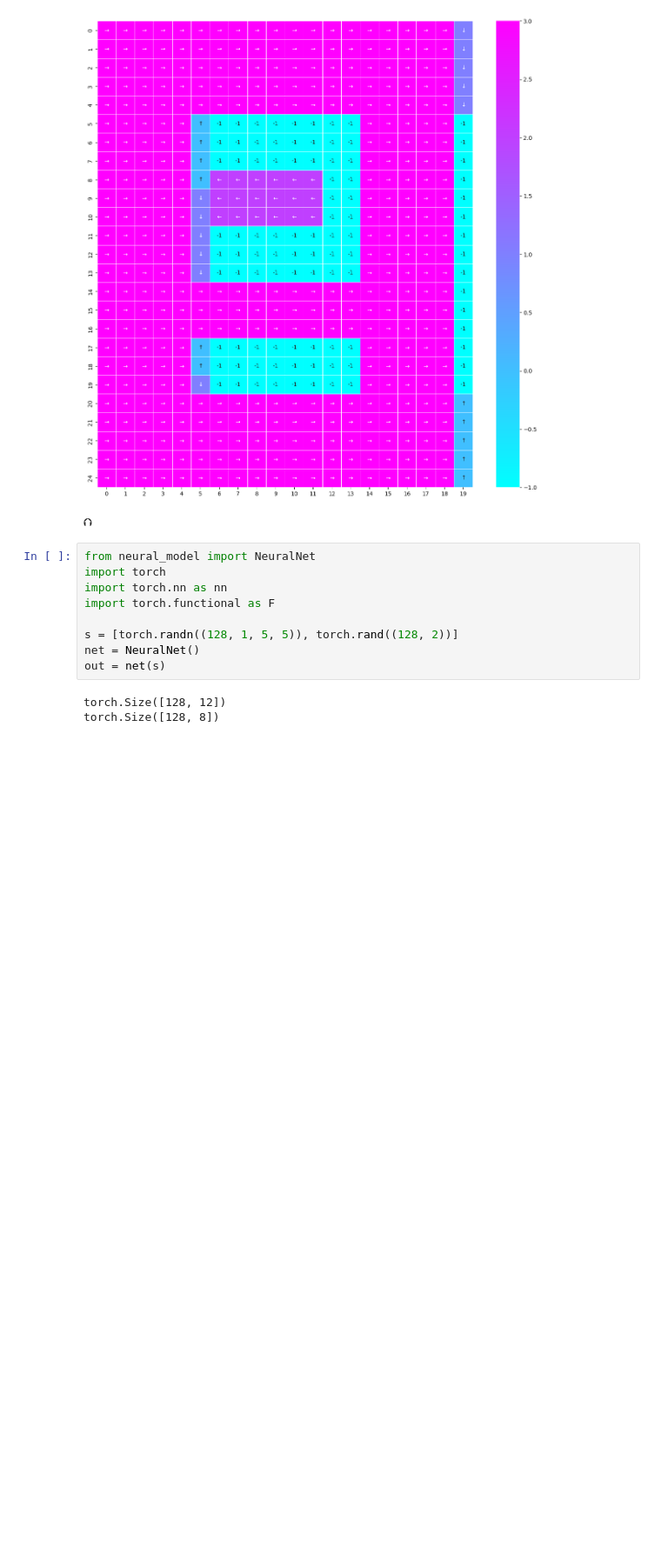
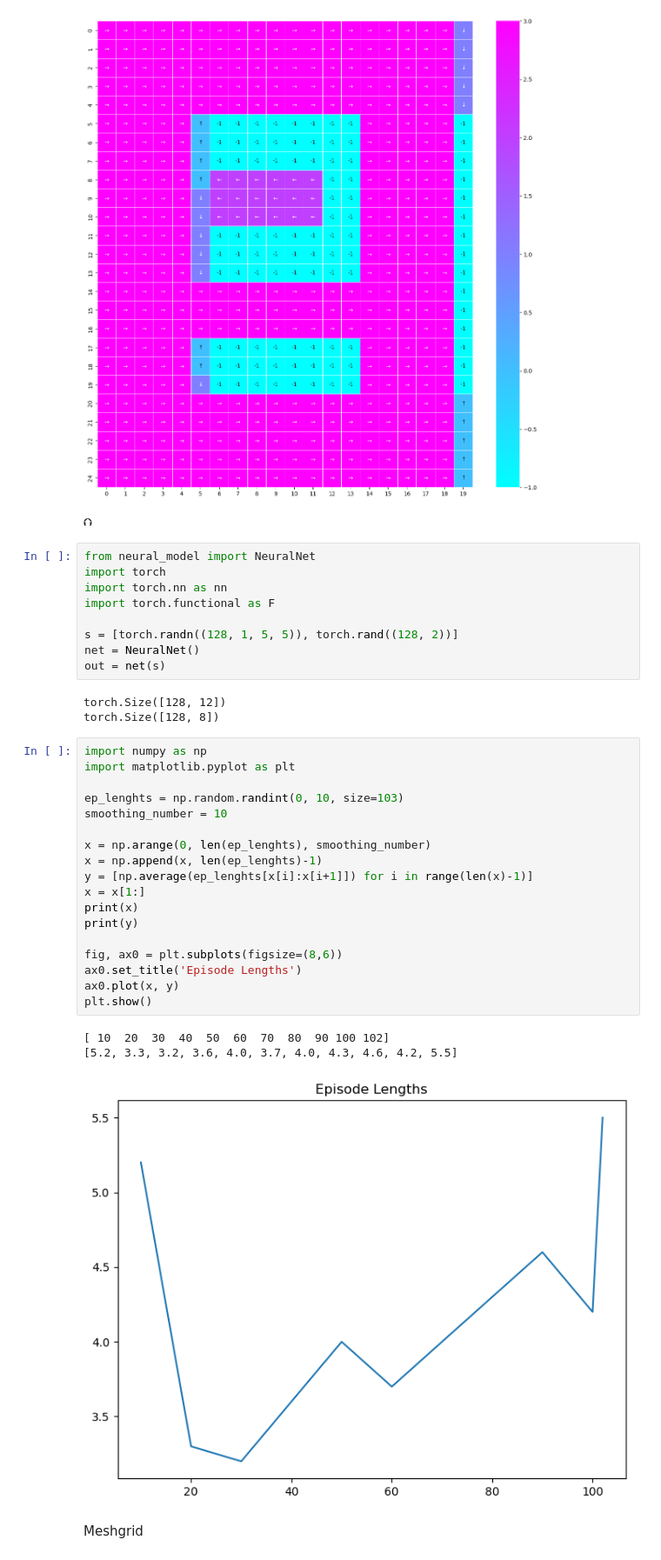
Before and after one commit to SiddharthSingi/Human-in-the-loop-RL, a Jupyter notebook: DQN_sparse_map/test.ipynb, the cells around one changed output. Shown: that part at 87% size. Saved outputs shown, nothing was run; the diff lists cells and outputs as text; blank space fills up the shorter version.

```diff
--- a/DQN_sparse_map/test.ipynb
+++ b/DQN_sparse_map/test.ipynb
@@ -58,3 +58,27 @@ out = net(s)
 # %% [output]
 torch.Size([128, 12])
 torch.Size([128, 8])
+# %%
+import numpy as np
+import matplotlib.pyplot as plt
+
+ep_lenghts = np.random.randint(0, 10, size=103)
+smoothing_number = 10
+
+x = np.arange(0, len(ep_lenghts), smoothing_number)
+x = np.append(x, len(ep_lenghts)-1)
+y = [np.average(ep_lenghts[x[i]:x[i+1]]) for i in range(len(x)-1)]
+x = x[1:]
+print(x)
+print(y)
+
+fig, ax0 = plt.subplots(figsize=(8,6))
+ax0.set_title('Episode Lengths')
+ax0.plot(x, y)
+plt.show()
+# %% [output]
+[ 10  20  30  40  50  60  70  80  90 100 102]
+[5.2, 3.3, 3.2, 3.6, 4.0, 3.7, 4.0, 4.3, 4.6, 4.2, 5.5]
+[figure, added]
+# %% [markdown]
+Meshgrid
```
Also changed, not shown: parts of 1 cell of this notebook, 31 other files.
